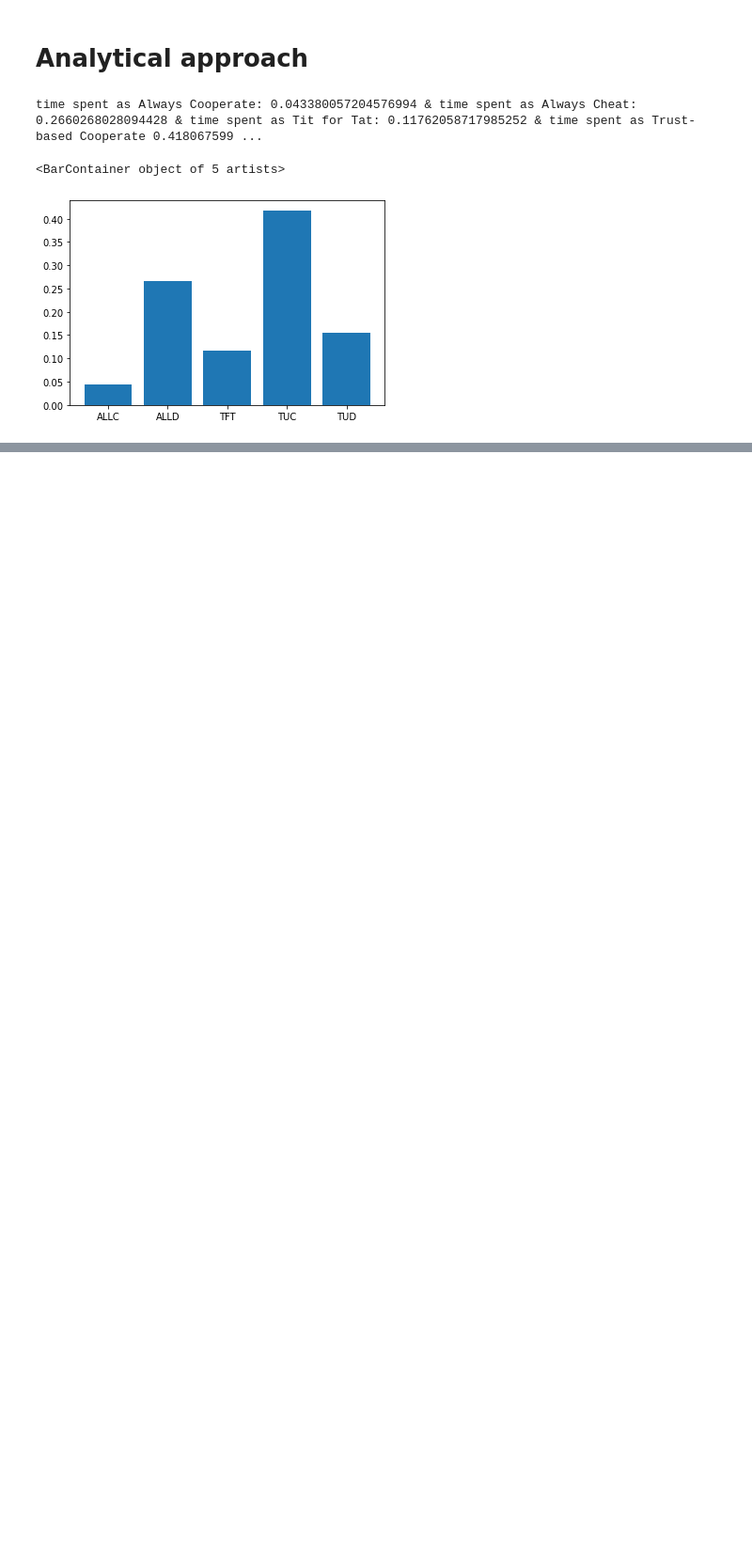
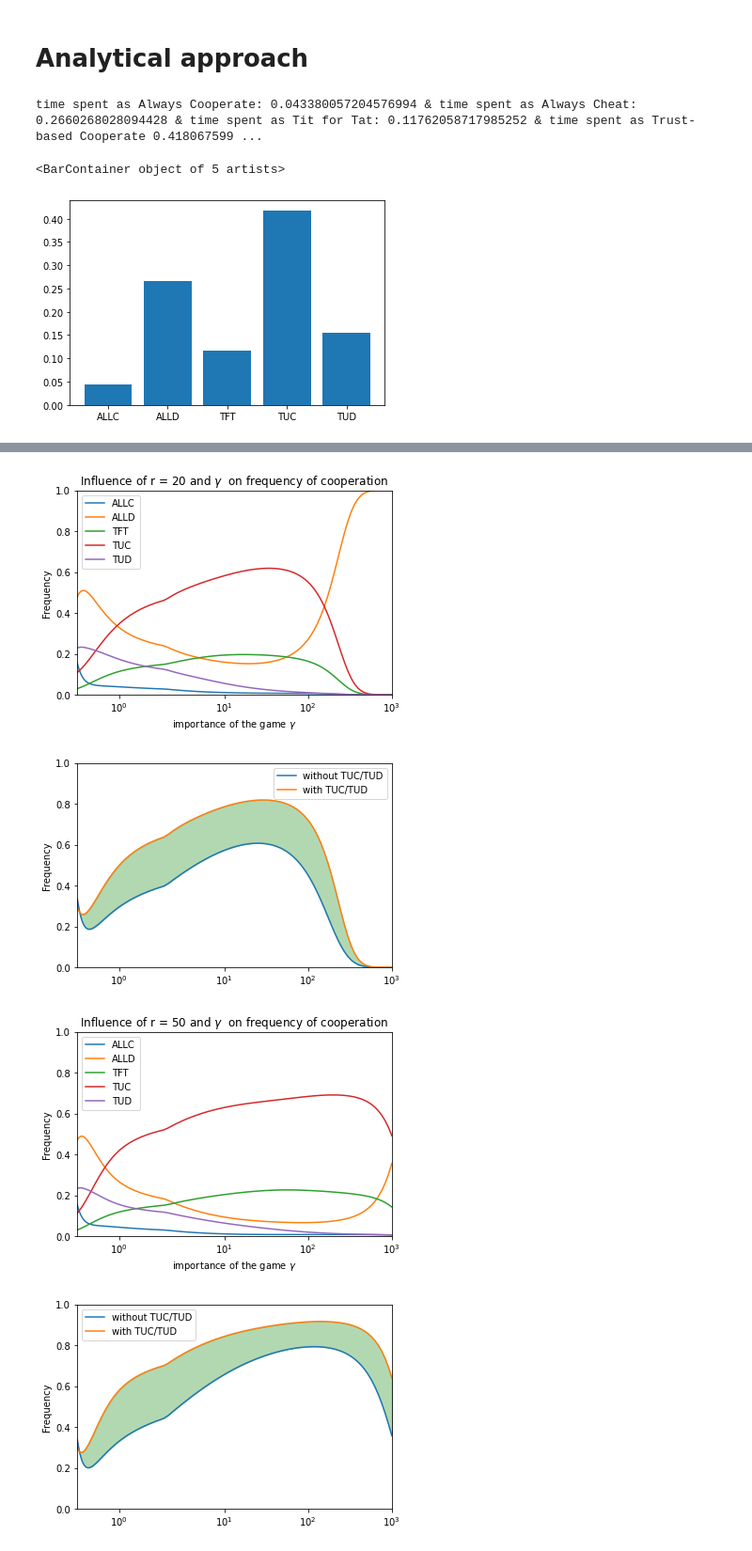
Before and after one commit to ErinnVdSande/CGT-Project, a Jupyter notebook: Project.ipynb, the cells around one changed output, grey strips where cells are left out. Shown at 94% size. Drawn from its saved outputs; the diff is of its cells as text; code cells hidden in the pictures; blank space fills up the shorter version.

```diff
--- a/Project.ipynb
+++ b/Project.ipynb
@@ -140,0 +196,7 @@ Text(0.5, 1.0, 'Influence of ε on frequency of cooperation')
+# %%
+test_gamma_r(R,S,T,P,theta,p,epsilon,nb_strategies_with,strategies,nb_strategies_without,beta,Z)
+# %% [output]
+[figure, added]
+[figure, added]
+[figure, added]
+[figure, added]
```
Also changed, not shown: parts of 12 cells of this notebook.
